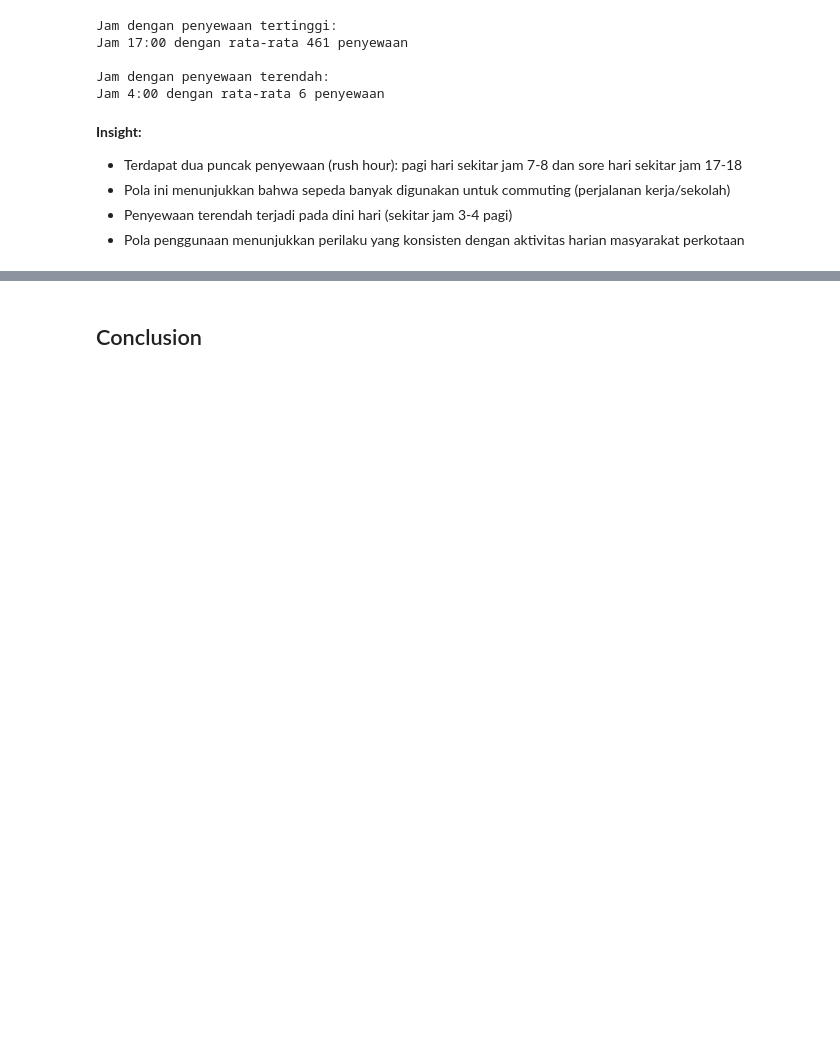
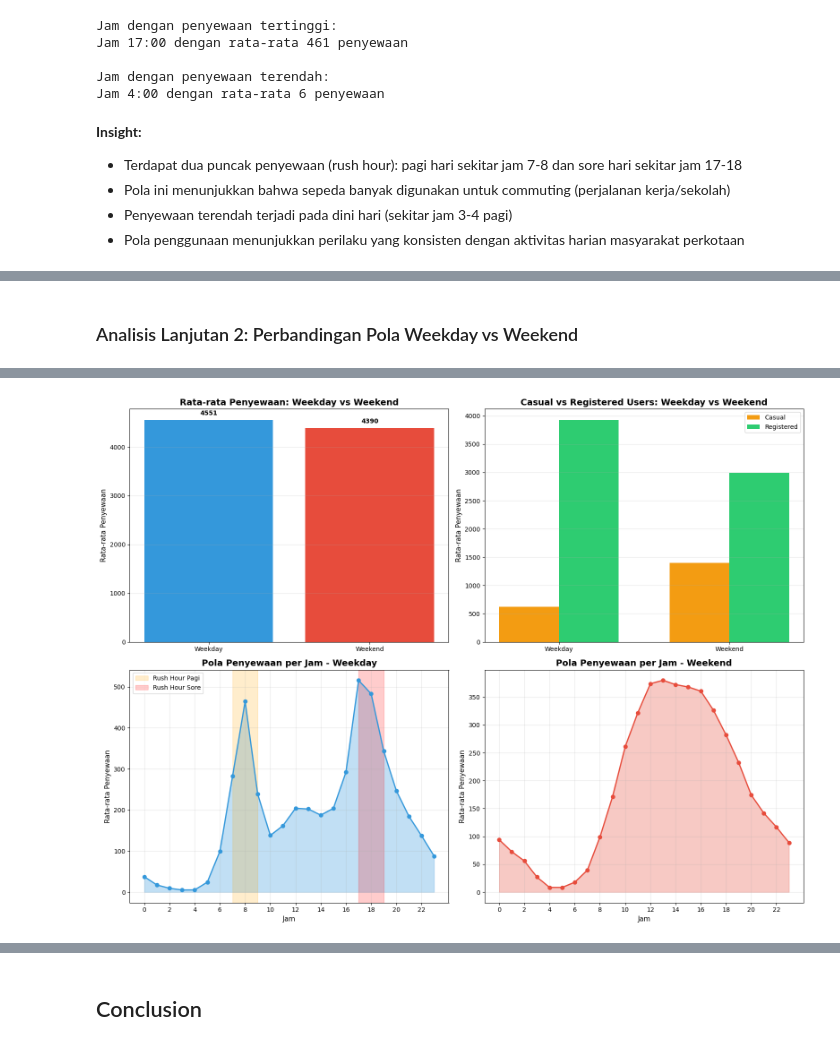
Before and after one commit to rafienajwan/Dicoding-Fundamental-Analisis-Data, a Jupyter notebook: notebook.ipynb, the cells around one changed output, grey strips where cells are left out. Cells and saved outputs as stored; diff of their text form; code cells hidden in the pictures; blank space fills up the shorter version.

```diff
--- a/notebook.ipynb
+++ b/notebook.ipynb
@@ -376,0 +479,78 @@ Jam 4:00 dengan rata-rata 6 penyewaan
+# %% [markdown]
+### Analisis Lanjutan 2: Perbandingan Pola Weekday vs Weekend
+# %%
+# Menambahkan kategori weekday vs weekend
+day_df['day_type'] = day_df['weekday'].apply(lambda x: 'Weekend' if x in [0, 6] else 'Weekday')
+
+# Analisis perbandingan
+weekday_comparison = day_df.groupby('day_type').agg({
+    'cnt': ['mean', 'sum', 'std'],
+    'casual': 'mean',
+    'registered': 'mean'
+}).round(2)
+
+print("Perbandingan Weekday vs Weekend:")
+print(weekday_comparison)
+print("\n")
+
+# Visualisasi
+fig, axes = plt.subplots(2, 2, figsize=(16, 12))
+
+# Plot 1: Rata-rata penyewaan Weekday vs Weekend
+avg_by_type = day_df.groupby('day_type')['cnt'].mean()
+axes[0, 0].bar(avg_by_type.index, avg_by_type.values, color=['#3498db', '#e74c3c'])
+axes[0, 0].set_title('Rata-rata Penyewaan: Weekday vs Weekend', fontsize=14, fontweight='bold')
+axes[0, 0].set_ylabel('Rata-rata Penyewaan', fontsize=11)
+axes[0, 0].grid(axis='y', alpha=0.3)
+
+for i, (label, value) in enumerate(avg_by_type.items()):
+    axes[0, 0].text(i, value + 100, f'{value:.0f}', ha='center', fontweight='bold')
+
+# Plot 2: Casual vs Registered users
+casual_reg_data = day_df.groupby('day_type')[['casual', 'registered']].mean()
+x = range(len(casual_reg_data))
+width = 0.35
+axes[0, 1].bar([i - width/2 for i in x], casual_reg_data['casual'], width, label='Casual', color='#f39c12')
+axes[0, 1].bar([i + width/2 for i in x], casual_reg_data['registered'], width, label='Registered', color='#2ecc71')
+axes[0, 1].set_title('Casual vs Registered Users: Weekday vs Weekend', fontsize=14, fontweight='bold')
+axes[0, 1].set_ylabel('Rata-rata Penyewaan', fontsize=11)
+axes[0, 1].set_xticks(x)
+axes[0, 1].set_xticklabels(casual_reg_data.index)
+axes[0, 1].legend()
+axes[0, 1].grid(axis='y', alpha=0.3)
+
+# Plot 3: Pola per jam - Weekday
+hour_df['day_type'] = hour_df['weekday'].apply(lambda x: 'Weekend' if x in [0, 6] else 'Weekday')
+weekday_hourly = hour_df[hour_df['day_type'] == 'Weekday'].groupby('hr')['cnt'].mean()
+axes[1, 0].plot(weekday_hourly.index, weekday_hourly.values, marker='o', linewidth=2, color='#3498db')
+axes[1, 0].fill_between(weekday_hourly.index, weekday_hourly.values, alpha=0.3, color='#3498db')
+axes[1, 0].set_title('Pola Penyewaan per Jam - Weekday', fontsize=14, fontweight='bold')
+axes[1, 0].set_xlabel('Jam', fontsize=11)
+axes[1, 0].set_ylabel('Rata-rata Penyewaan', fontsize=11)
+axes[1, 0].set_xticks(range(0, 24, 2))
+axes[1, 0].grid(alpha=0.3)
+axes[1, 0].axvspan(7, 9, alpha=0.2, color='orange', label='Rush Hour Pagi')
+axes[1, 0].axvspan(17, 19, alpha=0.2, color='red', label='Rush Hour Sore')
+axes[1, 0].legend()
+
+# Plot 4: Pola per jam - Weekend
+weekend_hourly = hour_df[hour_df['day_type'] == 'Weekend'].groupby('hr')['cnt'].mean()
+axes[1, 1].plot(weekend_hourly.index, weekend_hourly.values, marker='o', linewidth=2, color='#e74c3c')
+axes[1, 1].fill_between(weekend_hourly.index, weekend_hourly.values, alpha=0.3, color='#e74c3c')
+axes[1, 1].set_title('Pola Penyewaan per Jam - Weekend', fontsize=14, fontweight='bold')
+axes[1, 1].set_xlabel('Jam', fontsize=11)
+axes[1, 1].set_ylabel('Rata-rata Penyewaan', fontsize=11)
+axes[1, 1].set_xticks(range(0, 24, 2))
+axes[1, 1].grid(alpha=0.3)
+
+plt.tight_layout()
+plt.show()
+
+# Insight numerical
+print("Insight Numerik:")
+print(f"Rata-rata penyewaan Weekday: {avg_by_type['Weekday']:.0f}")
+print(f"Rata-rata penyewaan Weekend: {avg_by_type['Weekend']:.0f}")
+print(f"Selisih: {abs(avg_by_type['Weekday'] - avg_by_type['Weekend']):.0f}")
+print(f"\nPersentase Casual users di Weekend: {(day_df[day_df['day_type']=='Weekend']['casual'].sum() / day_df[day_df['day_type']=='Weekend']['cnt'].sum() * 100):.1f}%")
+print(f"Persentase Casual users di Weekday: {(day_df[day_df['day_type']=='Weekday']['casual'].sum() / day_df[day_df['day_type']=='Weekday']['cnt'].sum() * 100):.1f}%")
+# %% [output]
@@ -376,0 +563 @@ Jam 4:00 dengan rata-rata 6 penyewaan
+[figure, added]
```
Also changed, not shown: parts of 12 cells of this notebook, 1 other file.
